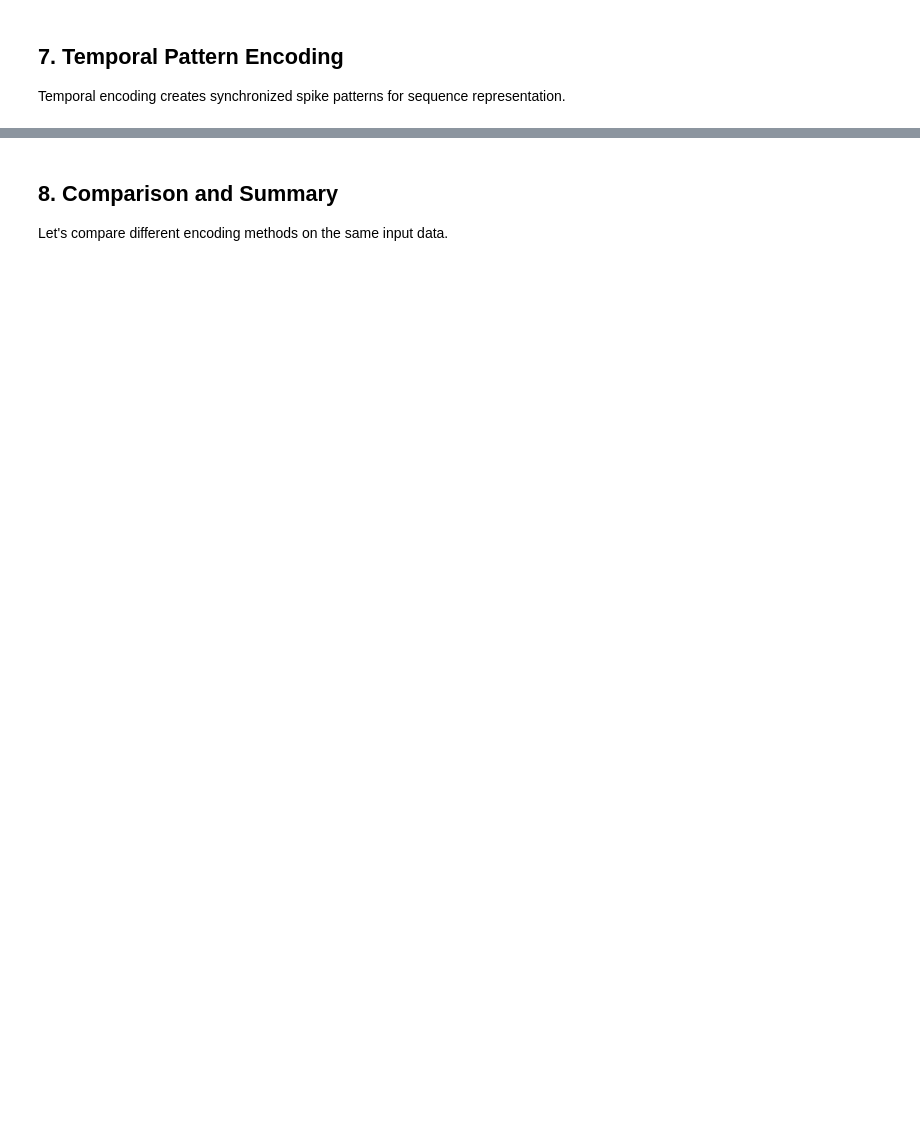
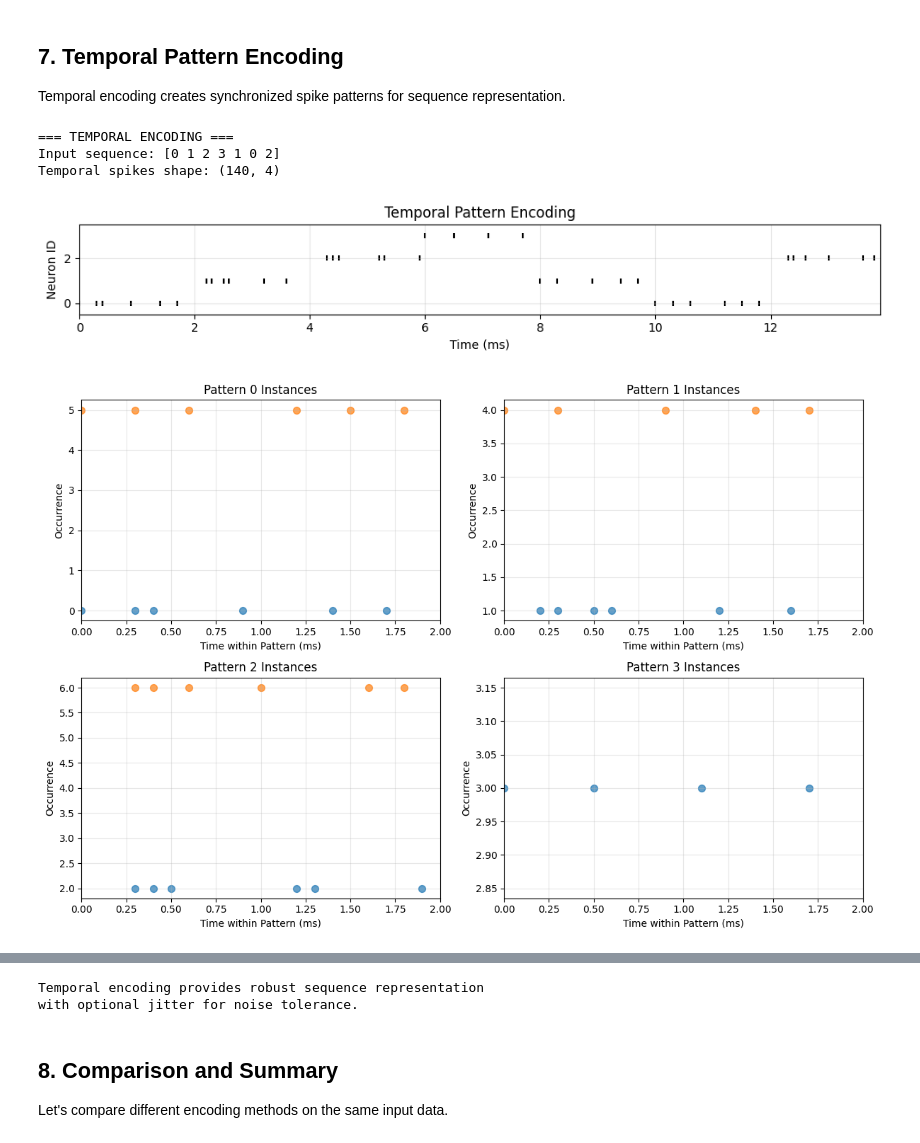
Before and after one commit to chaobrain/braintools, a Jupyter notebook: docs/spike_encoding.ipynb, the cells around one changed output, grey strips where cells are left out. Drawn from its saved outputs; the diff is of its cells as text; code cells hidden in the pictures; blank space fills up the shorter version.

```diff
--- a/docs/spike_encoding.ipynb
+++ b/docs/spike_encoding.ipynb
@@ -462,8 +527,7 @@ temporal_encoder = TemporalEncoder(n_patterns=4, pattern_length=20, jitter=0.1)
 
 # Encode a sequence
 sequence = jnp.array([0, 1, 2, 3, 1, 0, 2])
-key = jax.random.PRNGKey(42)
-temporal_spikes = temporal_encoder(sequence, key=key)
+temporal_spikes = temporal_encoder(sequence)
 
 print(f"Input sequence: {sequence}")
 print(f"Temporal spikes shape: {temporal_spikes.shape}")
@@ -503,32 +567,38 @@ plt.show()
 no_jitter_encoder = TemporalEncoder(n_patterns=2, pattern_length=15, jitter=0.0)
 jitter_encoder = TemporalEncoder(n_patterns=2, pattern_length=15, jitter=0.3)
 
 test_sequence = jnp.array([0, 1, 0, 1])
 
-no_jitter_spikes = no_jitter_encoder(test_sequence, key=jax.random.PRNGKey(42))
-jitter_spikes = jitter_encoder(test_sequence, key=jax.random.PRNGKey(42))
+no_jitter_spikes = no_jitter_encoder(test_sequence)
+jitter_spikes = jitter_encoder(test_sequence)
 
 fig, (ax1, ax2) = plt.subplots(2, 1, figsize=(12, 6))
 
 # Plot without jitter
 for neuron in range(2):
     spike_times = jnp.where(no_jitter_spikes[:, neuron])[0] * 0.1
     ax1.scatter(spike_times, [neuron] * len(spike_times), s=30, marker='|')
 ax1.set_ylabel('Pattern ID')
 ax1.set_title('Temporal Encoding - No Jitter')
 ax1.grid(True, alpha=0.3)
 
 # Plot with jitter
 for neuron in range(2):
     spike_times = jnp.where(jitter_spikes[:, neuron])[0] * 0.1
     ax2.scatter(spike_times, [neuron] * len(spike_times), s=30, marker='|')
 ax2.set_xlabel('Time (ms)')
 ax2.set_ylabel('Pattern ID')
 ax2.set_title('Temporal Encoding - With Jitter')
 ax2.grid(True, alpha=0.3)
 
 plt.tight_layout()
 plt.show()
 
 print("\nTemporal encoding provides robust sequence representation")
 print("with optional jitter for noise tolerance.")
+# %% [output]
+=== TEMPORAL ENCODING ===
+Input sequence: [0 1 2 3 1 0 2]
+Temporal spikes shape: (140, 4)
+[figure, added]
+[figure, added]
@@ -535,3 +606,5 @@ print("with optional jitter for noise tolerance.")
+Temporal encoding provides robust sequence representation
+with optional jitter for noise tolerance.
 # %% [markdown]
 ## 8. Comparison and Summary
 
```
Also changed, not shown: parts of 9 cells of this notebook, 2 other files.
